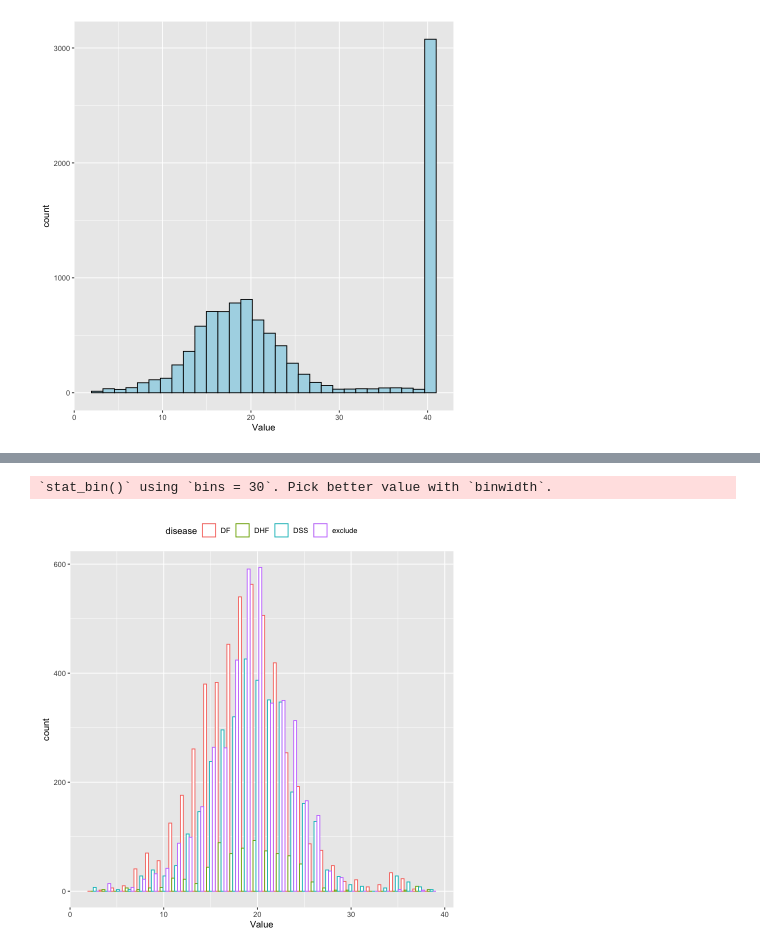
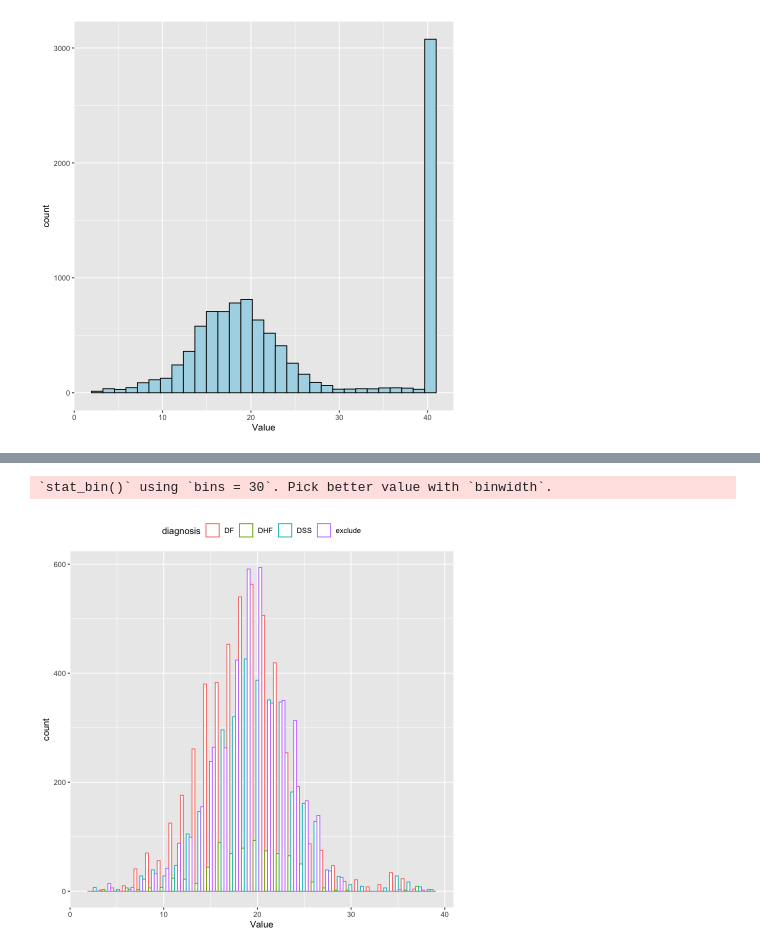
Before and after one commit to ChaosDonkey06/Stats-ML4Genomics, a Jupyter notebook: logistic_regression_R.ipynb, the cells around one changed output, grey strips where cells are left out. Drawn from its saved outputs; the diff is of its cells as text; code cells hidden in the pictures.

```diff
--- a/logistic_regression_R.ipynb
+++ b/logistic_regression_R.ipynb
@@ -111,10 +154,10 @@ p
 # %%
-merged_df %>% filter((Quality > 0)) -> merged_df
+merged_df |> filter((Quality > 0)) -> merged_df
 
 # Change colors
-p <- ggplot(merged_df, aes(x=Value, color=disease)) + geom_histogram(fill="white", position="dodge") +
+p <- ggplot(merged_df, aes(x=Value, color=diagnosis)) + geom_histogram(fill="white", position="dodge") +
             theme(legend.position="top")
 p
 # %% [output]
 `stat_bin()` using `bins = 30`. Pick better value with `binwidth`.
-[figure, old version]
+[figure, new version]
```
Also changed, not shown: parts of 8 cells of this notebook, 10 other files.
